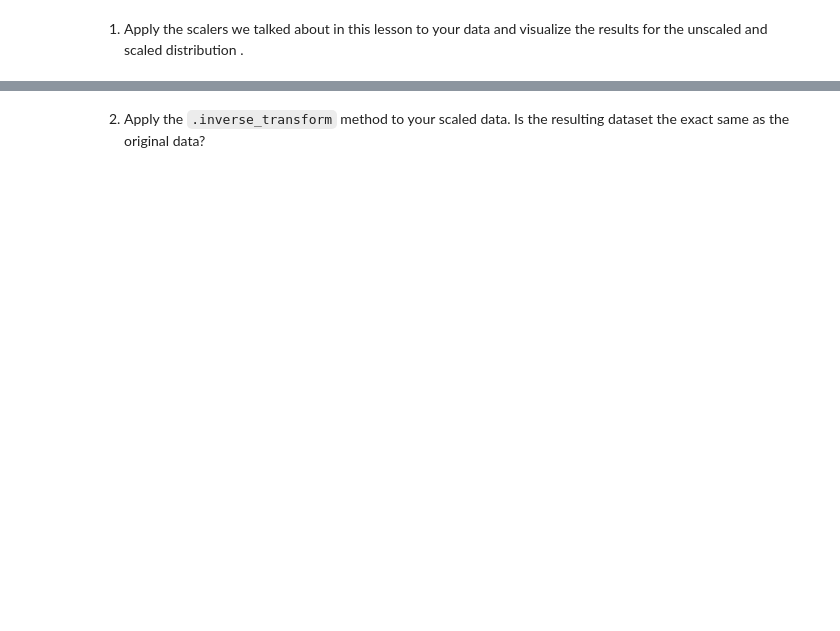
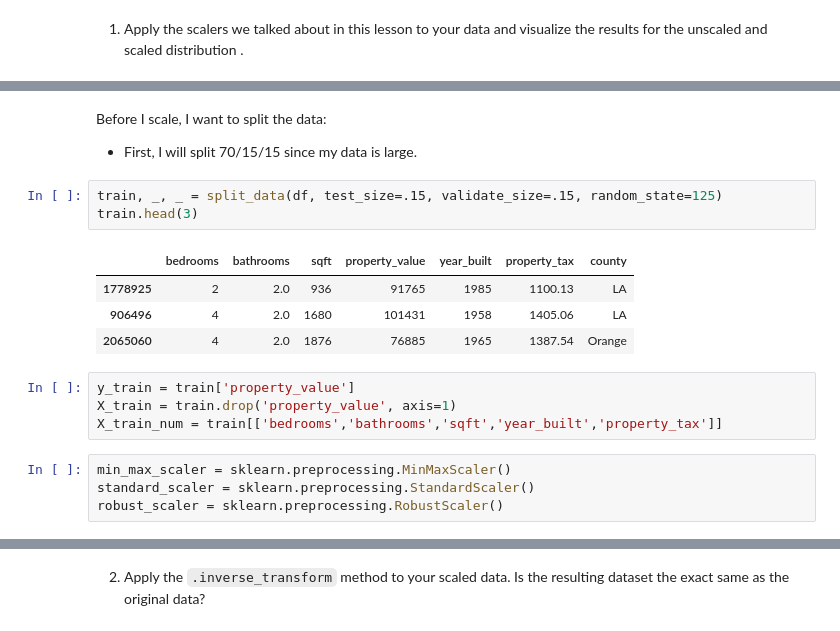
Before and after one commit to martin-reyes/6_regression-exercises, a Jupyter notebook: scaling.ipynb, the cells around one changed output, grey strips where cells are left out. Cells and saved outputs as stored; diff of their text form; blank space fills up the shorter version.

```diff
--- a/scaling.ipynb
+++ b/scaling.ipynb
@@ -14,0 +19,19 @@ NameError: name 'get_connection' is not defined
+# %% [markdown]
+Before I scale, I want to split the data:
+- First, I will split 70/15/15 since my data is large.
+# %%
+train, _, _ = split_data(df, test_size=.15, validate_size=.15, random_state=125)
+train.head(3)
+# %% [output]
+|  | bedrooms | bathrooms | sqft | property_value | year_built | property_tax | county |
+| 1778925 | 2 | 2.0 | 936 | 91765 | 1985 | 1100.13 | LA |
+| 906496 | 4 | 2.0 | 1680 | 101431 | 1958 | 1405.06 | LA |
+| 2065060 | 4 | 2.0 | 1876 | 76885 | 1965 | 1387.54 | Orange |
+# %%
+y_train = train['property_value']
+X_train = train.drop('property_value', axis=1)
+X_train_num = train[['bedrooms','bathrooms','sqft','year_built','property_tax']]
+# %%
+min_max_scaler = sklearn.preprocessing.MinMaxScaler()
+standard_scaler = sklearn.preprocessing.StandardScaler()
+robust_scaler = sklearn.preprocessing.RobustScaler()
```
Also changed, not shown: parts of 6 cells of this notebook, 3 other files.
